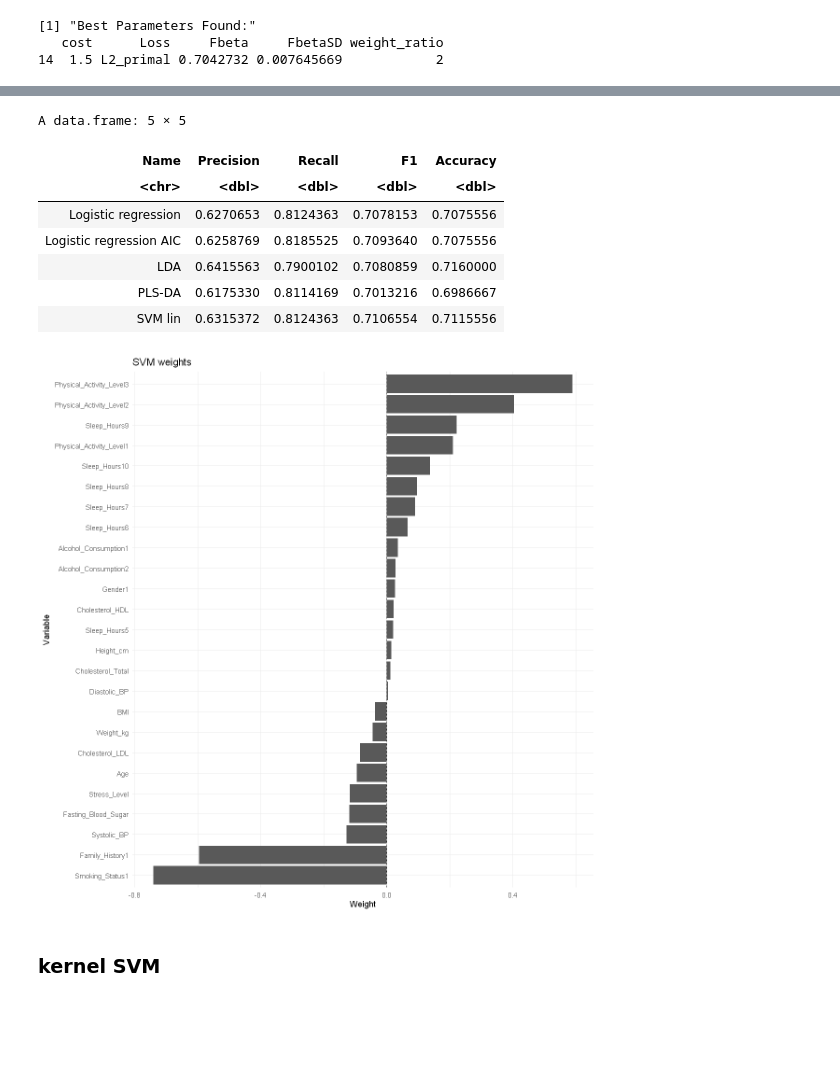
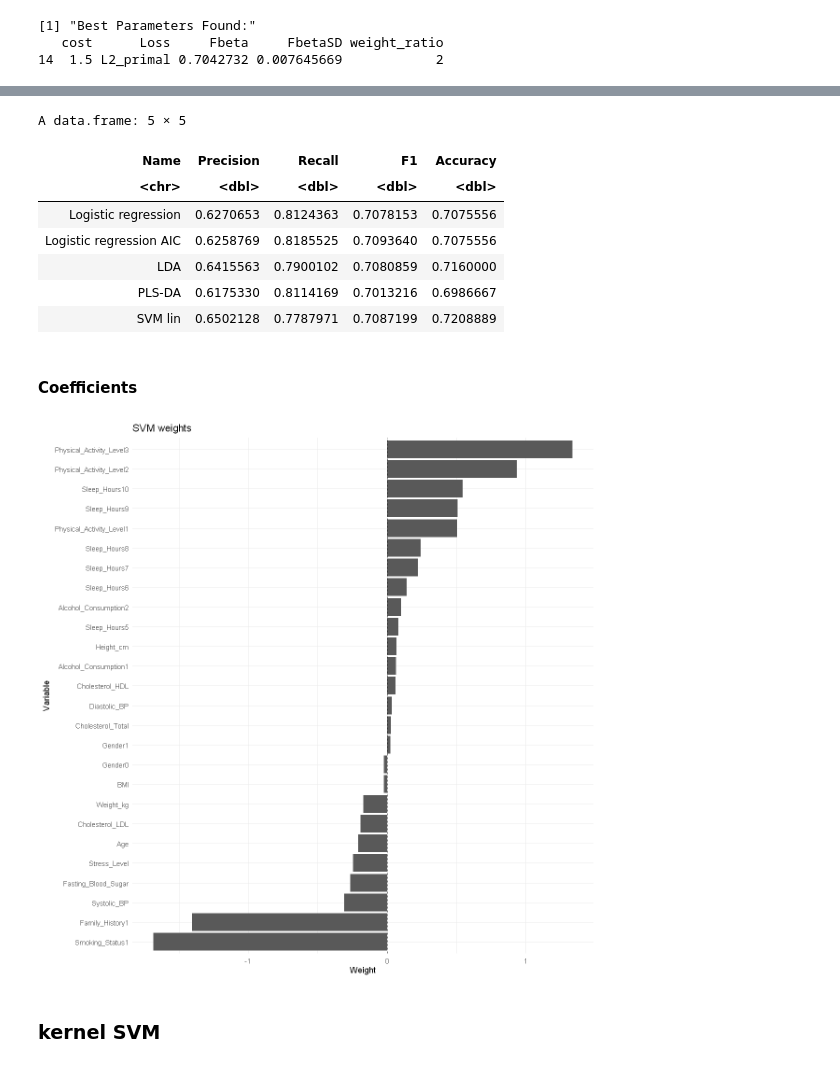
Before and after one commit to HOANG-Anh2004/projet_ML_4A_GMM_INSA, a Jupyter notebook: Modelisation_R.ipynb, the cells around one changed output, grey strips where cells are left out. Drawn from its saved outputs; the diff is of its cells as text; code cells hidden in the pictures; blank space fills up the shorter version.

Commit message:
Add NN python and proba SVM R

```diff
--- a/Modelisation_R.ipynb
+++ b/Modelisation_R.ipynb
@@ -837,16 +933,15 @@ print(best_params)
 # %%
 levels(train_scaledH$Heart_Disease_Risk) <- c(0, 1)
-x_train_svm <- model.matrix(Heart_Disease_Risk ~ .,data = train_scaledH)[, -1]   # remove intercept
-y_train_svm <- train_scaledH$Heart_Disease_Risk
 final_weights <- c("0" = 1, "1" = best_params$weight_ratio)
 
-svm.lin <- LiblineaR(
-  data = x_train_svm,
-  target = y_train_svm,
-  type = 1,
+svm.lin <- svm(
+  Heart_Disease_Risk ~ .,
+  data = train_scaledH,
+  kernel = "linear",
   cost = best_params$cost,
-  wi = final_weights,
-  verbose = FALSE
+  class.weights = final_weights,
+  scale = FALSE,
+  probability = TRUE
 )
 
 svm.lin
@@ -892,10 +1014,10 @@ tab_mod <- rbind(
   tab_mod,
   data.frame(
     Name = "SVM lin",
-    Precision = sum(pred.svm.lin==1 & y_true)/sum(pred.svm.lin==1),
-    Recall = sum(pred.svm.lin==1 & y_true)/sum(y_true),
-    F1 = fbeta_score(y_true,pred.svm.lin==1, beta = 1),
-    Accuracy = (sum(pred.svm.lin==1 & y_true) + sum(pred.svm.lin!=1 & !y_true))/length(y_true)
+    Precision = sum(prob_svm[,2] >p_svm_lin & y_true)/sum(prob_svm[,2] >p_svm_lin),
+    Recall = sum(prob_svm[,2] >p_svm_lin & y_true)/sum(y_true),
+    F1 = fbeta_score(y_true, prob_svm[,2] >p_svm_lin, beta = 1),
+    Accuracy = (sum(prob_svm[,2] >p_svm_lin & y_true) + sum(prob_svm[,2] <=p_svm_lin & !y_true))/length(y_true)
   )
 )
 tab_mod
@@ -907,21 +1029,24 @@ A data.frame: 5 × 5
 | Logistic regression AIC | 0.6258769 | 0.8185525 | 0.7093640 | 0.7075556 |
 | LDA | 0.6415563 | 0.7900102 | 0.7080859 | 0.7160000 |
 | PLS-DA | 0.6175330 | 0.8114169 | 0.7013216 | 0.6986667 |
-| SVM lin | 0.6315372 | 0.8124363 | 0.7106554 | 0.7115556 |
+| SVM lin | 0.6502128 | 0.7787971 | 0.7087199 | 0.7208889 |
+# %% [markdown]
+#### Coefficients
 # %%
-w_df <- data.frame( Variable = colnames(svm.lin$W)[-26],  Weight = as.numeric(svm.lin$W)[-26])
+w <- t(svm.lin$coefs) %*% svm.lin$SV
+w_df <- data.frame( Variable = colnames(svm.lin$SV), Weight = as.numeric(w))
 ggplot(w_df, aes(x = reorder(Variable, Weight), y = Weight)) +
   geom_col() +
   coord_flip() +
   geom_hline(yintercept = 0, linetype = "dashed") +
   labs(
     title = "SVM weights",
     x = "Variable",
     y = "Weight"
   ) +
   theme_minimal()
 # %% [output]
-[figure, old version]
+[figure, new version]
 # %% [markdown]
 ### kernel SVM
 # %%
```
Also changed, not shown: parts of 29 cells of this notebook, 1 other file.
